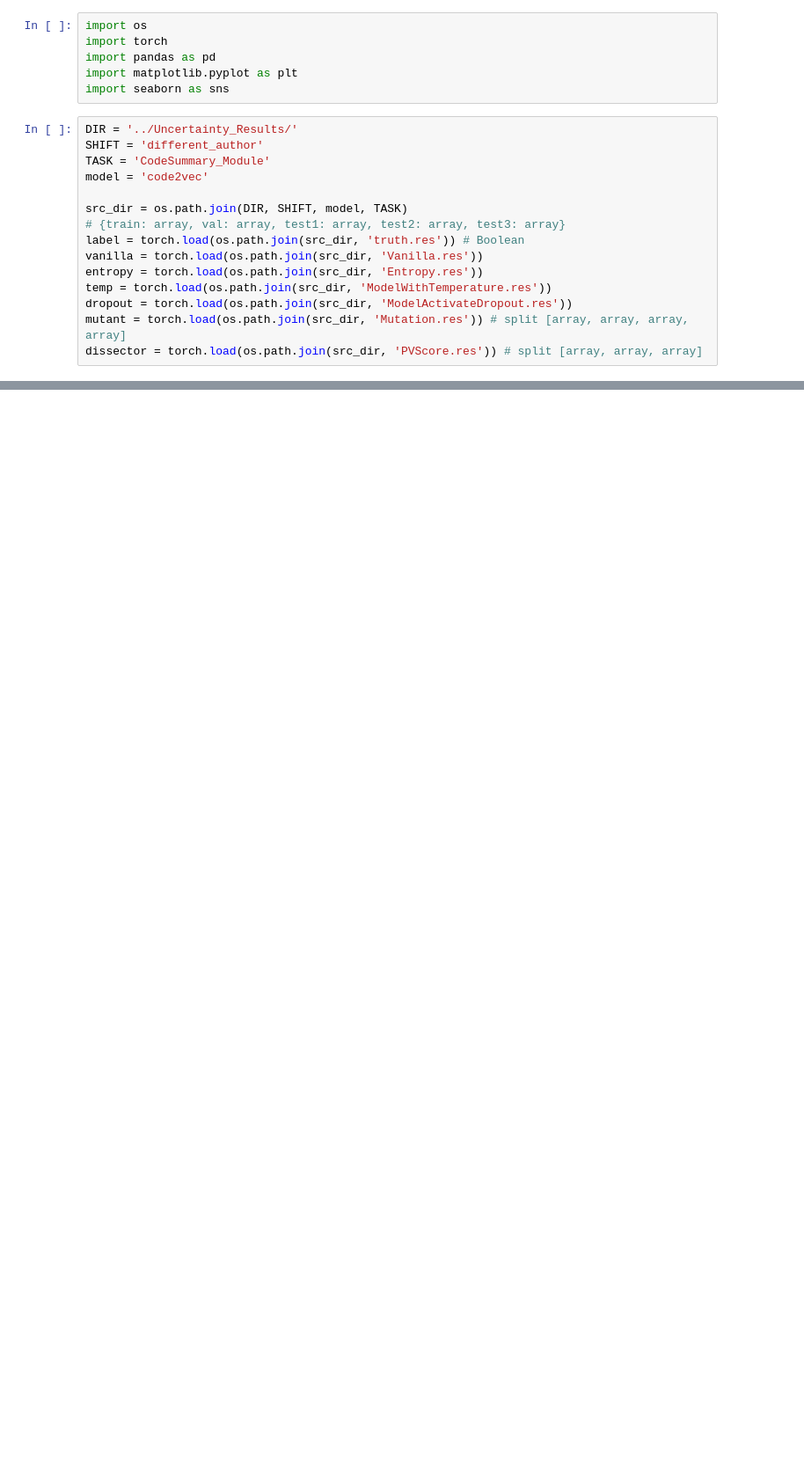
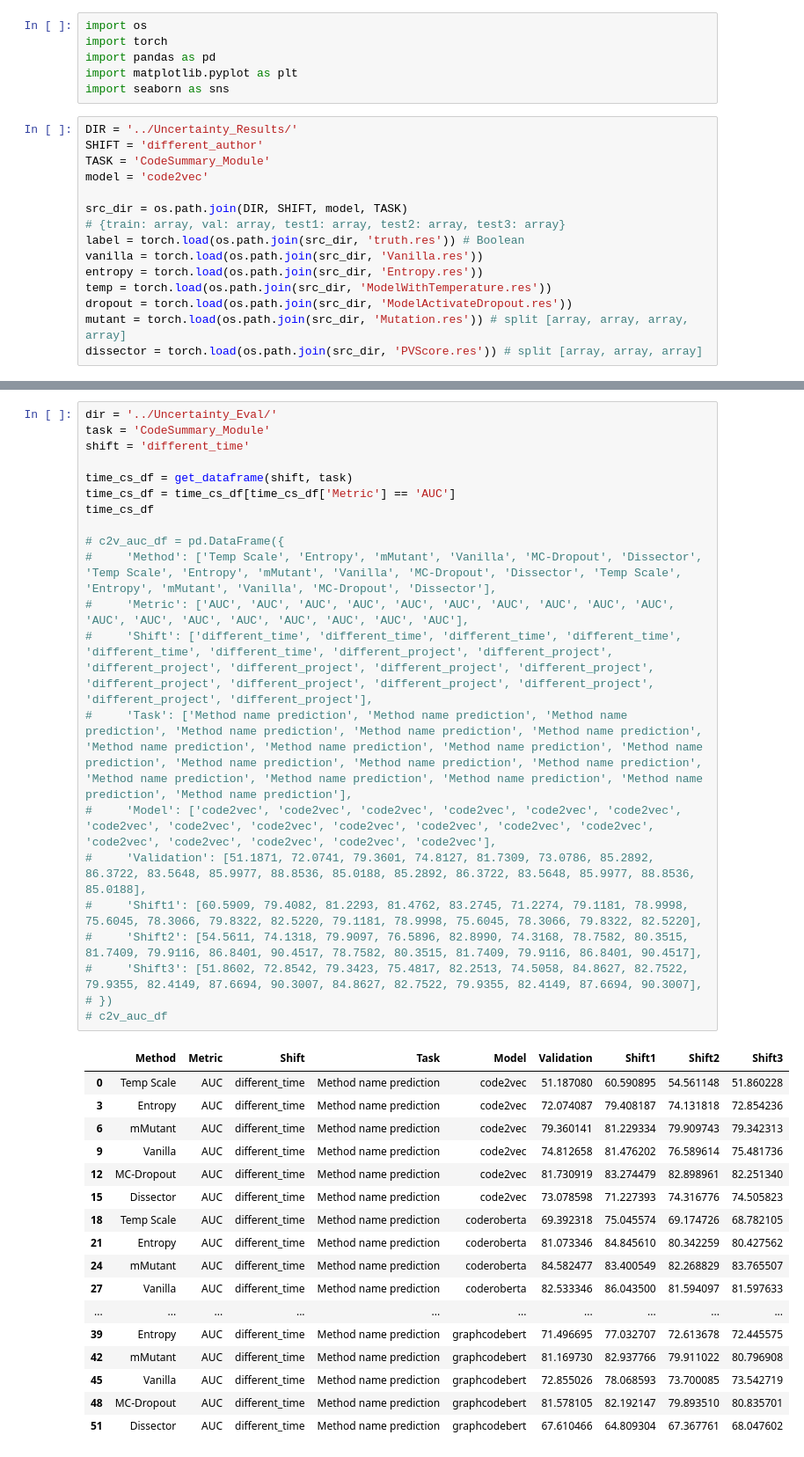
Before and after one commit to yul091/UncertaintyPL, a Jupyter notebook: notebooks/uncertainty_eval.ipynb, the cells around one changed output, grey strips where cells are left out. Shown at 88% size. Drawn from its saved outputs; the diff is of its cells as text; blank space fills up the shorter version.

```diff
--- a/notebooks/uncertainty_eval.ipynb
+++ b/notebooks/uncertainty_eval.ipynb
@@ -21,0 +124,39 @@ dissector = torch.load(os.path.join(src_dir, 'PVScore.res')) # split [array, arr
+# %%
+dir = '../Uncertainty_Eval/'
+task = 'CodeSummary_Module'
+shift = 'different_time'
+
+time_cs_df = get_dataframe(shift, task)
+time_cs_df = time_cs_df[time_cs_df['Metric'] == 'AUC']
+time_cs_df
+
+# c2v_auc_df = pd.DataFrame({
+#     'Method': ['Temp Scale', 'Entropy', 'mMutant', 'Vanilla', 'MC-Dropout', 'Dissector', 'Temp Scale', 'Entropy', 'mMutant', 'Vanilla', 'MC-Dropout', 'Dissector', 'Temp Scale', 'Entropy', 'mMutant', 'Vanilla', 'MC-Dropout', 'Dissector'],
+#     'Metric': ['AUC', 'AUC', 'AUC', 'AUC', 'AUC', 'AUC', 'AUC', 'AUC', 'AUC', 'AUC', 'AUC', 'AUC', 'AUC', 'AUC', 'AUC', 'AUC', 'AUC', 'AUC'],
+#     'Shift': ['different_time', 'different_time', 'different_time', 'different_time', 'different_time', 'different_time', 'different_project', 'different_project', 'different_project', 'different_project', 'different_project', 'different_project', 'different_project', 'different_project', 'different_project', 'different_project', 'different_project', 'different_project'],
+#     'Task': ['Method name prediction', 'Method name prediction', 'Method name prediction', 'Method name prediction', 'Method name prediction', 'Method name prediction', 'Method name prediction', 'Method name prediction', 'Method name prediction', 'Method name prediction', 'Method name prediction', 'Method name prediction', 'Method name prediction', 'Method name prediction', 'Method name prediction', 'Method name prediction', 'Method name prediction', 'Method name prediction'],
+#     'Model': ['code2vec', 'code2vec', 'code2vec', 'code2vec', 'code2vec', 'code2vec', 'code2vec', 'code2vec', 'code2vec', 'code2vec', 'code2vec', 'code2vec', 'code2vec', 'code2vec', 'code2vec', 'code2vec', 'code2vec', 'code2vec'],
+#     'Validation': [51.1871, 72.0741, 79.3601, 74.8127, 81.7309, 73.0786, 85.2892, 86.3722, 83.5648, 85.9977, 88.8536, 85.0188, 85.2892, 86.3722, 83.5648, 85.9977, 88.8536, 85.0188],
+#     'Shift1': [60.5909, 79.4082, 81.2293, 81.4762, 83.2745, 71.2274, 79.1181, 78.9998, 75.6045, 78.3066, 79.8322, 82.5220, 79.1181, 78.9998, 75.6045, 78.3066, 79.8322, 82.5220],
+#     'Shift2': [54.5611, 74.1318, 79.9097, 76.5896, 82.8990, 74.3168, 78.7582, 80.3515, 81.7409, 79.9116, 86.8401, 90.4517, 78.7582, 80.3515, 81.7409, 79.9116, 86.8401, 90.4517],
+#     'Shift3': [51.8602, 72.8542, 79.3423, 75.4817, 82.2513, 74.5058, 84.8627, 82.7522, 79.9355, 82.4149, 87.6694, 90.3007, 84.8627, 82.7522, 79.9355, 82.4149, 87.6694, 90.3007],
+# })
+# c2v_auc_df
+# %% [output]
+|  | Method | Metric | Shift | Task | Model | Validation | Shift1 | Shift2 | Shift3 |
+| 0 | Temp Scale | AUC | different_time | Method name prediction | code2vec | 51.187080 | 60.590895 | 54.561148 | 51.860228 |
+| 3 | Entropy | AUC | different_time | Method name prediction | code2vec | 72.074087 | 79.408187 | 74.131818 | 72.854236 |
+| 6 | mMutant | AUC | different_time | Method name prediction | code2vec | 79.360141 | 81.229334 | 79.909743 | 79.342313 |
+| 9 | Vanilla | AUC | different_time | Method name prediction | code2vec | 74.812658 | 81.476202 | 76.589614 | 75.481736 |
+| 12 | MC-Dropout | AUC | different_time | Method name prediction | code2vec | 81.730919 | 83.274479 | 82.898961 | 82.251340 |
+| 15 | Dissector | AUC | different_time | Method name prediction | code2vec | 73.078598 | 71.227393 | 74.316776 | 74.505823 |
+| 18 | Temp Scale | AUC | different_time | Method name prediction | coderoberta | 69.392318 | 75.045574 | 69.174726 | 68.782105 |
+| 21 | Entropy | AUC | different_time | Method name prediction | coderoberta | 81.073346 | 84.845610 | 80.342259 | 80.427562 |
+| 24 | mMutant | AUC | different_time | Method name prediction | coderoberta | 84.582477 | 83.400549 | 82.268829 | 83.765507 |
+| 27 | Vanilla | AUC | different_time | Method name prediction | coderoberta | 82.533346 | 86.043500 | 81.594097 | 81.597633 |
+| ... | ... | ... | ... | ... | ... | ... | ... | ... | ... |
+| 39 | Entropy | AUC | different_time | Method name prediction | graphcodebert | 71.496695 | 77.032707 | 72.613678 | 72.445575 |
+| 42 | mMutant | AUC | different_time | Method name prediction | graphcodebert | 81.169730 | 82.937766 | 79.911022 | 80.796908 |
+| 45 | Vanilla | AUC | different_time | Method name prediction | graphcodebert | 72.855026 | 78.068593 | 73.700085 | 73.542719 |
+| 48 | MC-Dropout | AUC | different_time | Method name prediction | graphcodebert | 81.578105 | 82.192147 | 79.893510 | 80.835701 |
+| 51 | Dissector | AUC | different_time | Method name prediction | graphcodebert | 67.610466 | 64.809304 | 67.367761 | 68.047602 |
```
Also changed, not shown: parts of 2 cells of this notebook, 1 other file.
